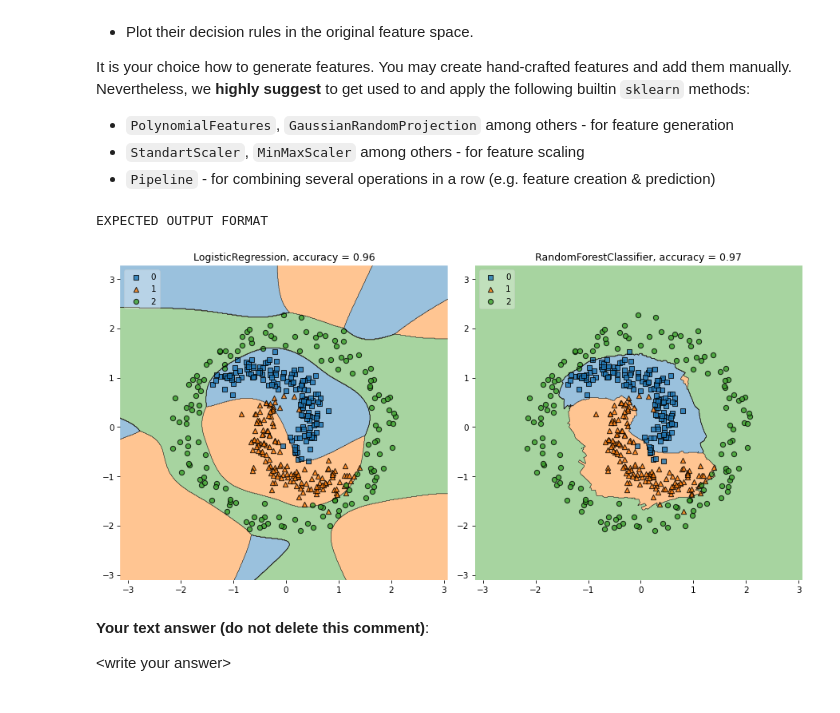
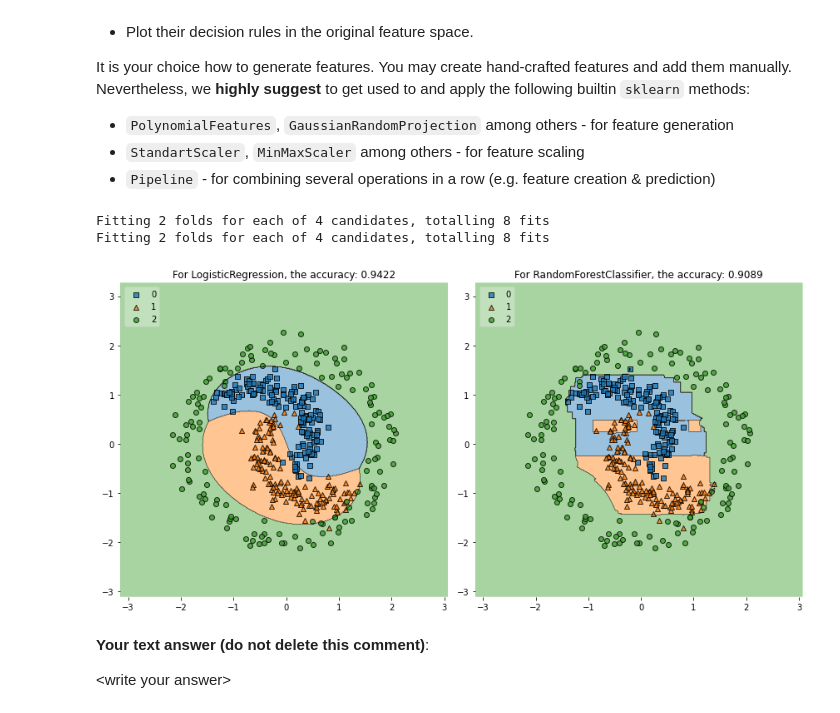
Before and after one commit to purphy42/ML_2023, a Jupyter notebook: HW_1.ipynb, the cells around one changed output. Cells and saved outputs as stored; diff of their text form; code cells hidden in the pictures.

```diff
--- a/HW_1.ipynb
+++ b/HW_1.ipynb
@@ -187,7 +187,7 @@ for p, ax in zip(p_values, axes.flat):
     ### BEGIN Solution (do not delete this comment)
 
     z = np.linalg.norm([xx, yy], p, axis=0)
-    ax.contourf(xx, yy, z, levels=np.linspace(0, z.max(), 20), cmap="coolwarm")
+    ax.contourf(xx, yy, z, levels=np.linspace(0, z.max(), 50), cmap="coolwarm")
     ax.contour(xx, yy, z, levels=[1], colors="deeppink")
     caption_cur = r"{$x : | x |_{%g}$ = 1}" % (p)
     ax.annotate(caption_cur, xy=(-0.15,2.5), bbox=dict(facecolor='white', edgecolor='gray',
@@ -301,48 +301,48 @@ It is your choice how to generate features. You may create hand-crafted features
 # %%
 ### BEGIN Solution (do not delete this comment)
 
+models_parameters = [
+    {
+        "model" : [LogisticRegression(n_jobs=-1, random_state=fixed_state)],
+        "generator" : [PolynomialFeatures()],
+        "generator__degree" : [2,3,4,5],
+        "scaler" : [StandardScaler()],
+    },
 
-parameters_knn = {'n_neighbors': [5, 10, 15, 20]}
-knn_cv = GridSearchCV(knn, param_grid = parameters_knn)
-
-
-models_dir = {
-  "gaussian_naive_bayes" : {
-    "model" : GaussianNB(),
-    "poly" : [PolynomialFeatures(), GaussianRandomProjection()],
-    "degree" : [2,3],
-    "scaler" : [None, StandardScaler(), MinMaxScaler()]
-  },
-
-  "logistic_regression" : {
-    "model" : LogisticRegression(penalty='l2', C=1.0, random_state=fixed_state),
-    "poly" : [PolynomialFeatures(), GaussianRandomProjection()],
-    "degree" : [2,3],
-    "scaler" : [None, StandardScaler(), MinMaxScaler()]
-  }
-
-}
+    {
+        "model" : [RandomForestClassifier(n_estimators=20, max_depth=4, random_state=fixed_state)],
+        "generator" : [PolynomialFeatures()],
+        "generator__degree" : [2,3,4,5],
+        "scaler" : [StandardScaler()]
+    },
+]
 
 gs = gridspec.GridSpec(1, 2)
-fig = plt.figure(figsize=(16, 8))
+fig = plt.figure(figsize=(12, 6))
 
-for model_name, ax, grd in zip(models_dir.keys(), axes.flat, itertools.product([0, 1], repeat=1)):
-  model_cur = models_dir[model_name]
-  model_cur.fit(X, y)
-  y_pred = model_cur.predict(X)
+pipeline = Pipeline([
+                     ("generator", PolynomialFeatures()),
+                     ("scaler", StandardScaler()),
+                     ("model", LogisticRegression(random_state=fixed_state))
+                     ])
+
+for parameters, ax, grd in zip(models_parameters, axes.flat, itertools.product([0, 1], repeat=2)):
+  model_fit = GridSearchCV(pipeline, parameters, cv=2, n_jobs=-1, scoring="accuracy", verbose=3)
+  model_fit.fit(X, y)
+  y_pred = model_fit.predict(X)
   accuracy_cur = accuracy_score(y, y_pred)
   ax = plt.subplot(gs[grd[0], grd[1]])
-  fig = plot_decision_regions(X=X, y=y, clf=model_cur, legend=2)
-  title_cur = "For {}, the accuracy: {:.4f}".format(model_name, accuracy_cur)
+  fig = plot_decision_regions(X=X, y=y, clf=model_fit, legend=2)
+  title_cur = "For {}, the accuracy: {:.4f}".format(str(parameters["model"][0]).split("(")[0], accuracy_cur)
   ax.set_title(title_cur)
 
 plt.tight_layout()
 
-
 ### END Solution (do not delete this comment)
 # %% [output]
-EXPECTED OUTPUT FORMAT
+Fitting 2 folds for each of 4 candidates, totalling 8 fits
+Fitting 2 folds for each of 4 candidates, totalling 8 fits
-[figure, old version]
+[figure, new version]
 # %% [markdown]
 **Your text answer (do not delete this comment)**:
 
```
Also changed, not shown: parts of 2 cells of this notebook.
